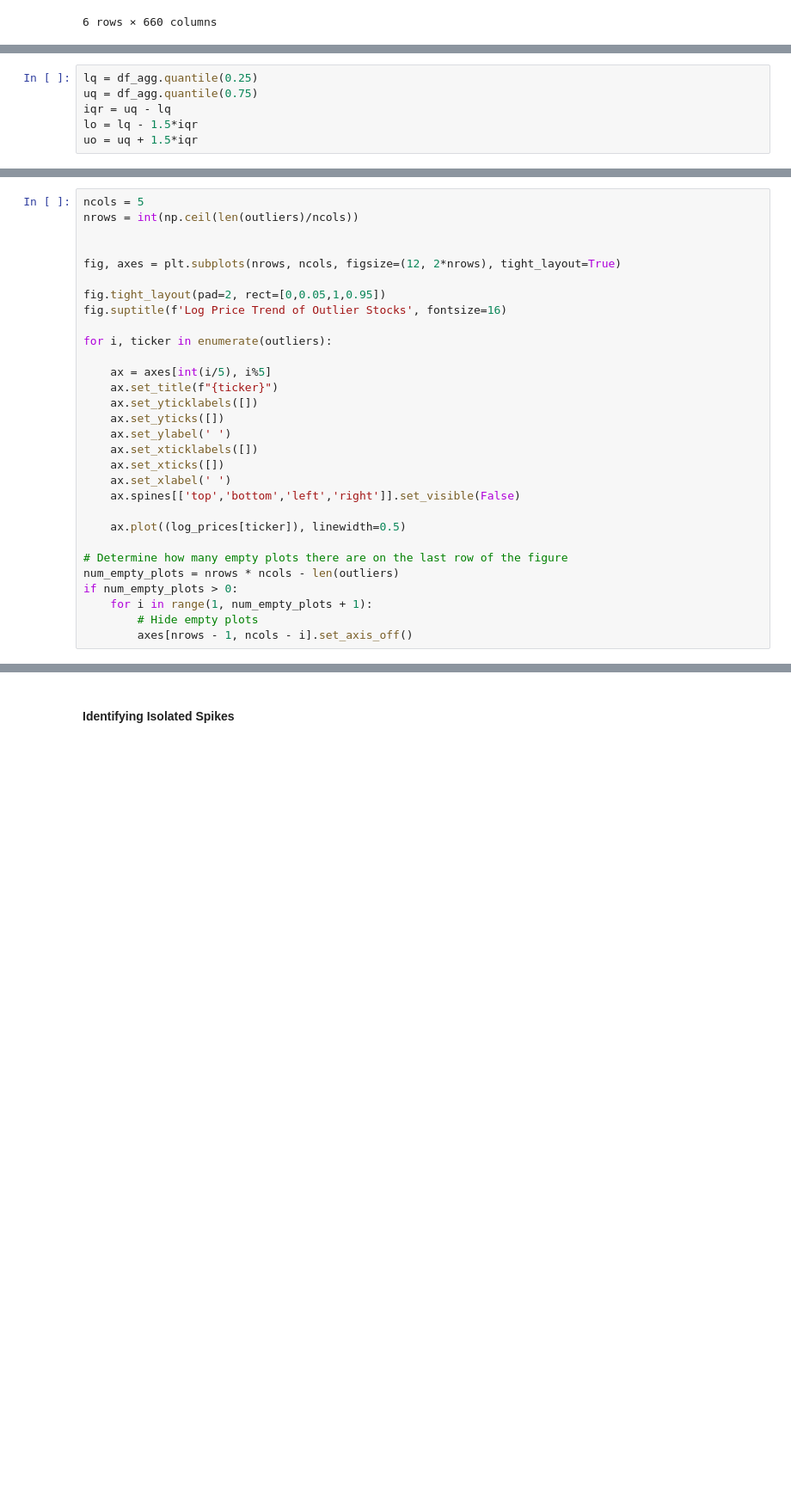
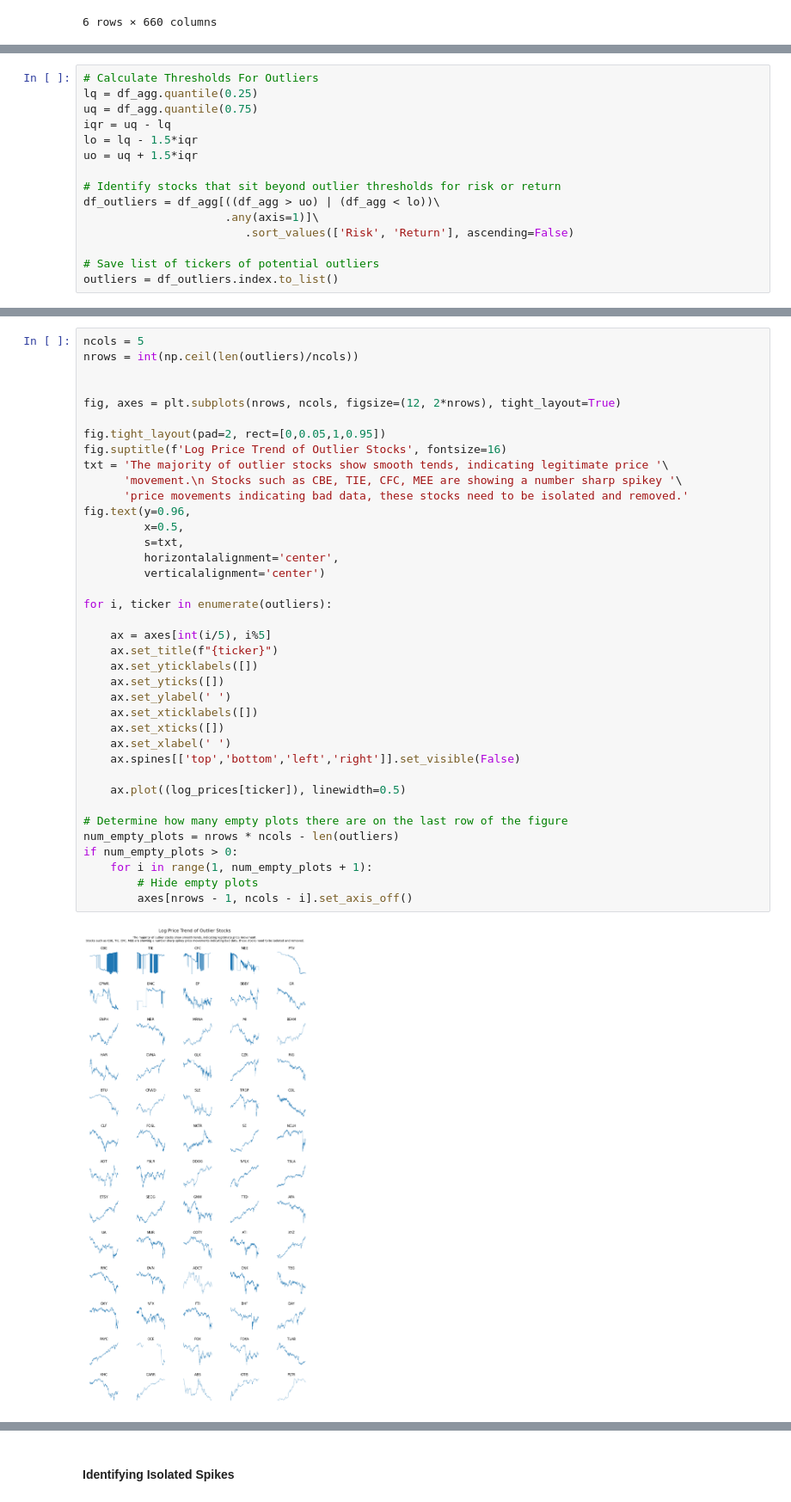
Before and after one commit to JamieW365/trading_algos, a Jupyter notebook: notebooks/data processing/identifying_outliers.ipynb, the cells around one changed output, grey strips where cells are left out. Shown at 86% size. Drawn from its saved outputs; the diff is of its cells as text; blank space fills up the shorter version.

Commit message:
successfully isolate and drop spikey stocks

```diff
--- a/notebooks/data processing/identifying_outliers.ipynb
+++ b/notebooks/data processing/identifying_outliers.ipynb
@@ -87,6 +89,15 @@ ht(df_agg)
 # %%
+# Calculate Thresholds For Outliers
 lq = df_agg.quantile(0.25)
 uq = df_agg.quantile(0.75)
 iqr = uq - lq
 lo = lq - 1.5*iqr
 uo = uq + 1.5*iqr
+
+# Identify stocks that sit beyond outlier thresholds for risk or return
+df_outliers = df_agg[((df_agg > uo) | (df_agg < lo))\
+                     .any(axis=1)]\
+                        .sort_values(['Risk', 'Return'], ascending=False)
+
+# Save list of tickers of potential outliers
+outliers = df_outliers.index.to_list()
@@ -122,30 +141,40 @@ int(np.ceil(len(outliers)/ncols))
 # %%
 ncols = 5
 nrows = int(np.ceil(len(outliers)/ncols))
 
 
 fig, axes = plt.subplots(nrows, ncols, figsize=(12, 2*nrows), tight_layout=True)
 
 fig.tight_layout(pad=2, rect=[0,0.05,1,0.95])
 fig.suptitle(f'Log Price Trend of Outlier Stocks', fontsize=16)
+txt = 'The majority of outlier stocks show smooth tends, indicating legitimate price '\
+      'movement.\n Stocks such as CBE, TIE, CFC, MEE are showing a number sharp spikey '\
+      'price movements indicating bad data, these stocks need to be isolated and removed.'
+fig.text(y=0.96,
+         x=0.5,
+         s=txt,
+         horizontalalignment='center',
+         verticalalignment='center')
 
 for i, ticker in enumerate(outliers):
 
     ax = axes[int(i/5), i%5]
     ax.set_title(f"{ticker}")
     ax.set_yticklabels([])
     ax.set_yticks([])
     ax.set_ylabel(' ')
     ax.set_xticklabels([])
     ax.set_xticks([])
     ax.set_xlabel(' ')
     ax.spines[['top','bottom','left','right']].set_visible(False)
 
     ax.plot((log_prices[ticker]), linewidth=0.5)
 
 # Determine how many empty plots there are on the last row of the figure
 num_empty_plots = nrows * ncols - len(outliers)
 if num_empty_plots > 0:
     for i in range(1, num_empty_plots + 1):
         # Hide empty plots
         axes[nrows - 1, ncols - i].set_axis_off()
+# %% [output]
+[figure, added]
```
Also changed, not shown: parts of 35 cells of this notebook.
